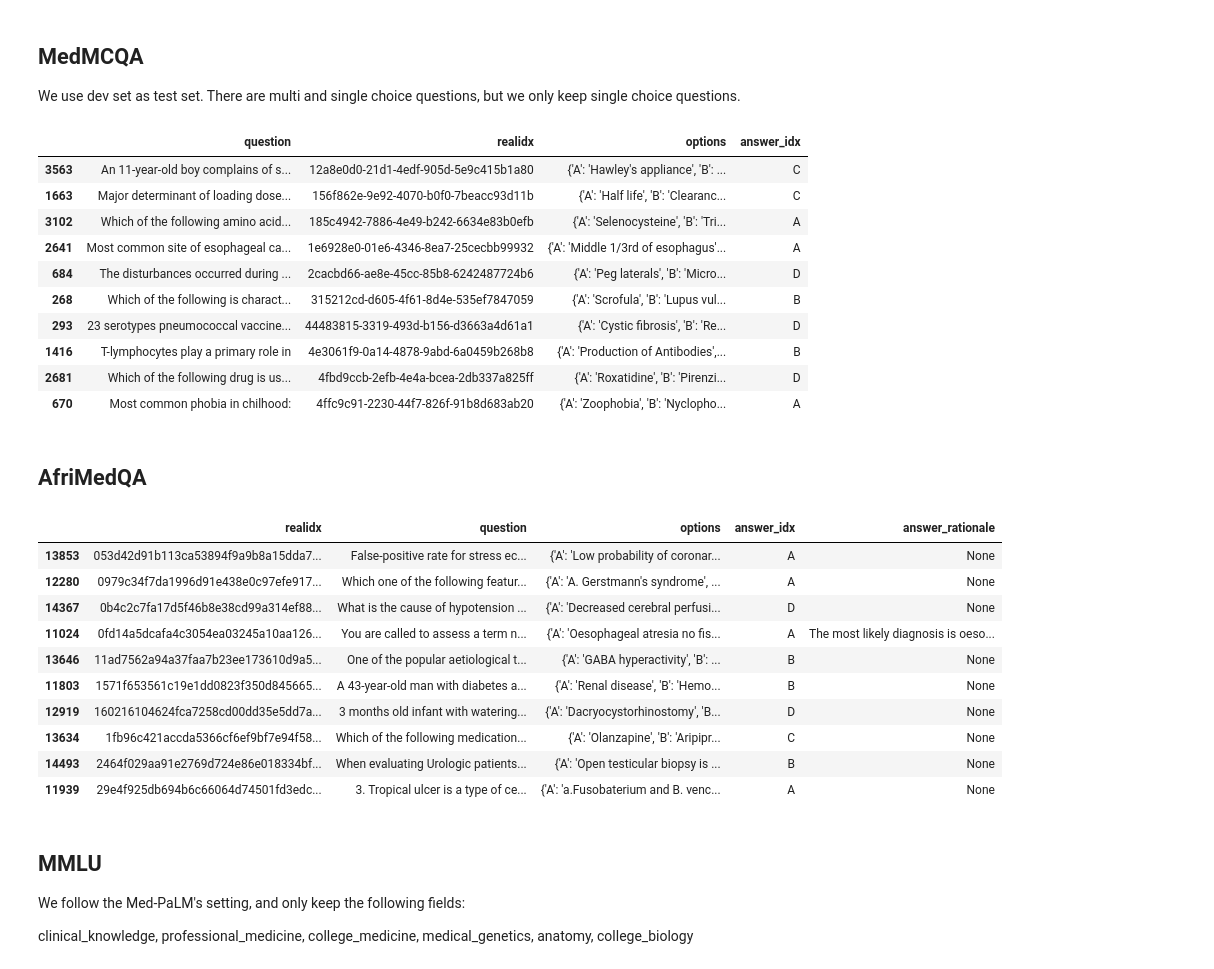
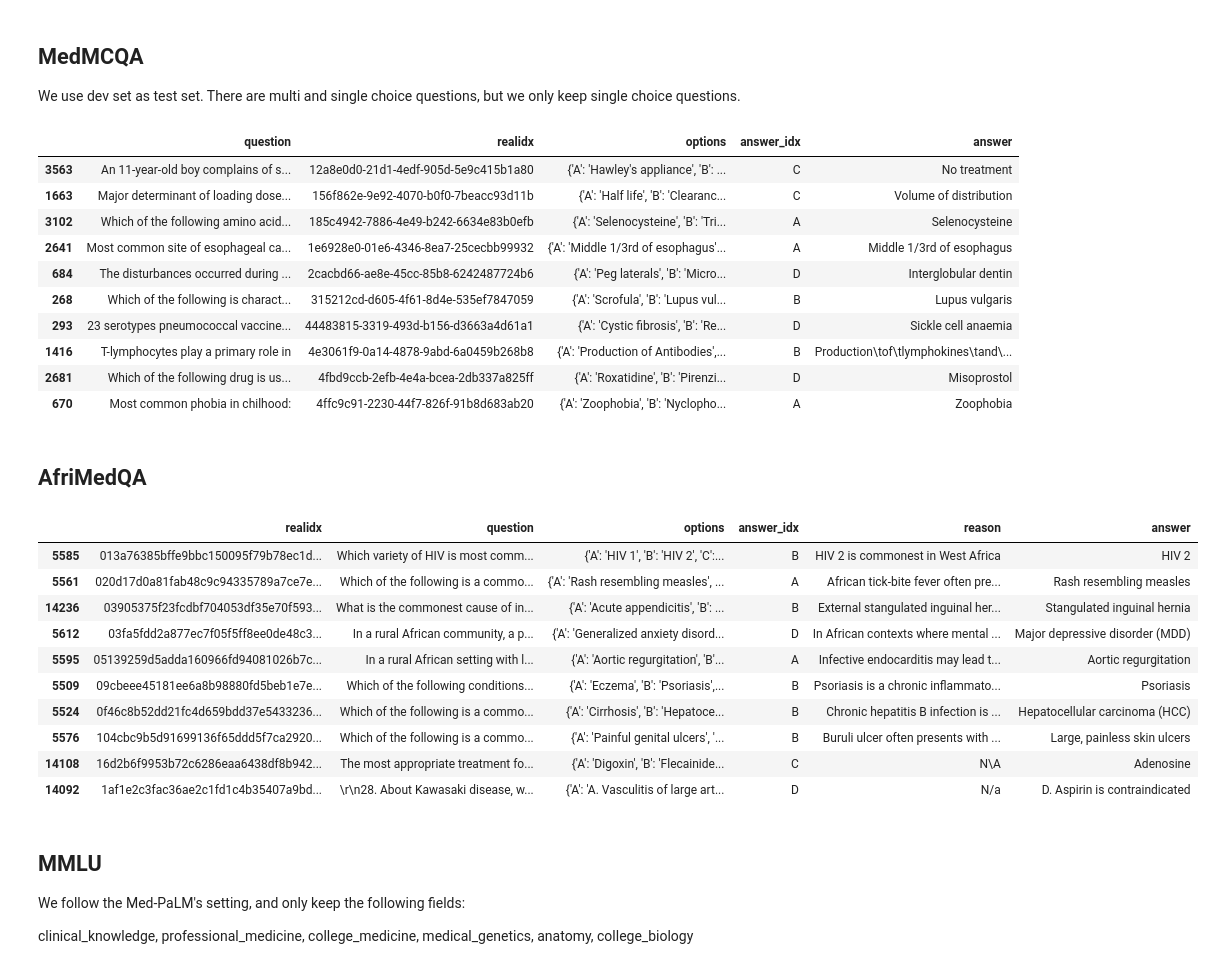
Before and after one commit to mahdi-shafiei/MedAgents-2, a Jupyter notebook: preprocess.ipynb, the cells around one changed output. Cells and saved outputs as stored; diff of their text form; code cells hidden in the pictures.

Commit message:
[data] fix dataset entries and column names

```diff
--- a/preprocess.ipynb
+++ b/preprocess.ipynb
@@ -195,6 +197,7 @@ df_train['options'] = df_train.apply(lambda row: {'A': row['opa'], 'B': row['opb
 df_train['answer_idx'] = df_train['cop'].map(cop_map)
 df_train.rename(columns={'question': 'question', 'answer': 'answer', 'answer_rationale': 'answer_rationale', 'id': 'realidx'}, inplace=True)
 df_train.drop(columns=['opa', 'opb', 'opc', 'opd', 'cop', 'exp', 'choice_type', 'topic_name', 'subject_name'], inplace=True)
+df_train['answer'] = df_train.apply(lambda row: row['options'][row['answer_idx']], axis=1)
 
 # save medmcqa train set
 save_as_jsonl(df_train.to_dict(orient='records'), os.path.join('./data/medmcqa', 'train.jsonl'))
@@ -205,6 +208,7 @@ df_test['options'] = df_test.apply(lambda row: {'A': row['opa'], 'B': row['opb']
 df_test['answer_idx'] = df_test['cop'].map(cop_map)
 df_test.rename(columns={'question': 'question', 'answer': 'answer', 'answer_rationale': 'answer_rationale', 'id': 'realidx'}, inplace=True)
 df_test.drop(columns=['opa', 'opb', 'opc', 'opd', 'cop', 'exp', 'choice_type', 'topic_name', 'subject_name'], inplace=True)
+df_test['answer'] = df_test.apply(lambda row: row['options'][row['answer_idx']], axis=1)
 
 # save medmcqa test set
 medmcqa_test_set = df_test.to_dict(orient='records')
@@ -219,56 +223,58 @@ save_as_jsonl(sampled_50_medmcqa, os.path.join('./data/medmcqa', 'sampled_50.jso
 
 sampled_df.head(10)
 # %% [output]
-|  | question | realidx | options | answer_idx |
-| 3563 | An 11-year-old boy complains of s... | 12a8e0d0-21d1-4edf-905d-5e9c415b1a80 | {'A': 'Hawley's appliance', 'B': ... | C |
-| 1663 | Major determinant of loading dose... | 156f862e-9e92-4070-b0f0-7beacc93d11b | {'A': 'Half life', 'B': 'Clearanc... | C |
-| 3102 | Which of the following amino acid... | 185c4942-7886-4e49-b242-6634e83b0efb | {'A': 'Selenocysteine', 'B': 'Tri... | A |
-| 2641 | Most common site of esophageal ca... | 1e6928e0-01e6-4346-8ea7-25cecbb99932 | {'A': 'Middle 1/3rd of esophagus'... | A |
-| 684 | The disturbances occurred during ... | 2cacbd66-ae8e-45cc-85b8-6242487724b6 | {'A': 'Peg laterals', 'B': 'Micro... | D |
-| 268 | Which of the following is charact... | 315212cd-d605-4f61-8d4e-535ef7847059 | {'A': 'Scrofula', 'B': 'Lupus vul... | B |
-| 293 | 23 serotypes pneumococcal vaccine... | 44483815-3319-493d-b156-d3663a4d61a1 | {'A': 'Cystic fibrosis', 'B': 'Re... | D |
-| 1416 | T-lymphocytes play a primary role in | 4e3061f9-0a14-4878-9abd-6a0459b268b8 | {'A': 'Production of Antibodies',... | B |
-| 2681 | Which of the following drug is us... | 4fbd9ccb-2efb-4e4a-bcea-2db337a825ff | {'A': 'Roxatidine', 'B': 'Pirenzi... | D |
-| 670 | Most common phobia in chilhood: | 4ffc9c91-2230-44f7-826f-91b8d683ab20 | {'A': 'Zoophobia', 'B': 'Nyclopho... | A |
+|  | question | realidx | options | answer_idx | answer |
+| 3563 | An 11-year-old boy complains of s... | 12a8e0d0-21d1-4edf-905d-5e9c415b1a80 | {'A': 'Hawley's appliance', 'B': ... | C | No treatment |
+| 1663 | Major determinant of loading dose... | 156f862e-9e92-4070-b0f0-7beacc93d11b | {'A': 'Half life', 'B': 'Clearanc... | C | Volume of distribution |
+| 3102 | Which of the following amino acid... | 185c4942-7886-4e49-b242-6634e83b0efb | {'A': 'Selenocysteine', 'B': 'Tri... | A | Selenocysteine |
+| 2641 | Most common site of esophageal ca... | 1e6928e0-01e6-4346-8ea7-25cecbb99932 | {'A': 'Middle 1/3rd of esophagus'... | A | Middle 1/3rd of esophagus |
+| 684 | The disturbances occurred during ... | 2cacbd66-ae8e-45cc-85b8-6242487724b6 | {'A': 'Peg laterals', 'B': 'Micro... | D | Interglobular dentin |
+| 268 | Which of the following is charact... | 315212cd-d605-4f61-8d4e-535ef7847059 | {'A': 'Scrofula', 'B': 'Lupus vul... | B | Lupus vulgaris |
+| 293 | 23 serotypes pneumococcal vaccine... | 44483815-3319-493d-b156-d3663a4d61a1 | {'A': 'Cystic fibrosis', 'B': 'Re... | D | Sickle cell anaemia |
+| 1416 | T-lymphocytes play a primary role in | 4e3061f9-0a14-4878-9abd-6a0459b268b8 | {'A': 'Production of Antibodies',... | B | Production\tof\tlymphokines\tand\... |
+| 2681 | Which of the following drug is us... | 4fbd9ccb-2efb-4e4a-bcea-2db337a825ff | {'A': 'Roxatidine', 'B': 'Pirenzi... | D | Misoprostol |
+| 670 | Most common phobia in chilhood: | 4ffc9c91-2230-44f7-826f-91b8d683ab20 | {'A': 'Zoophobia', 'B': 'Nyclopho... | A | Zoophobia |
 # %% [markdown]
 ## AfriMedQA
 # %%
 from datasets import load_dataset
 
 os.makedirs('./data/afrimedqa', exist_ok=True)
 
-options_map = {'option1': 'A', 'option2': 'B', 'option3': 'C', 'option4': 'D', 'option5': 'E'}
+options_map = {'option1': 'A', 'option2': 'B', 'option3': 'C', 'option4': 'D', 'option5': 'E', 'option6': 'F'}
 
 afrimedqa_test_set = load_dataset('intronhealth/afrimedqa_v2')['train'].to_pandas()
 afrimedqa_test_set = afrimedqa_test_set[afrimedqa_test_set['question_type'] == 'mcq']
 afrimedqa_test_set = afrimedqa_test_set[['sample_id', 'question_clean', 'answer_options', 'correct_answer', 'answer_rationale']]
-afrimedqa_test_set.rename(columns={'sample_id': 'realidx', 'question_clean': 'question', 'answer_options': 'options', 'correct_answer': 'answer_idx', 'answer_rationale': 'answer_rationale'}, inplace=True)
+afrimedqa_test_set.rename(columns={'sample_id': 'realidx', 'question_clean': 'question', 'answer_options': 'options', 'correct_answer': 'answer_idx', 'answer_rationale': 'reason'}, inplace=True)
 afrimedqa_test_set['options'] = afrimedqa_test_set['options'].apply(lambda x: eval(x))
 afrimedqa_test_set['options'] = afrimedqa_test_set['options'].apply(lambda x: {options_map[k]: v for k, v in x.items()})
 afrimedqa_test_set['answer_idx'] = afrimedqa_test_set['answer_idx'].map(options_map)
+afrimedqa_test_set.dropna(inplace=True)
+afrimedqa_test_set['answer'] = afrimedqa_test_set.apply(lambda row: row['options'][row['answer_idx']], axis=1)
 
 # save afrimedqa test set
 save_as_jsonl(afrimedqa_test_set.to_dict(orient='records'), os.path.join('./data/afrimedqa', 'test.jsonl'))
 
 sampled_df = afrimedqa_test_set.sample(50, random_state=42).sort_values(by='realidx')
 sampled_50_afrimedqa = sampled_df.to_dict(orient='records')
 
 # save afrimedqa test set
 save_as_jsonl(sampled_50_afrimedqa, os.path.join('./data/afrimedqa', 'sampled_50.jsonl'))
 
 sampled_df.head(10)
 # %% [output]
-|  | realidx | question | options | answer_idx | answer_rationale |
-| 13853 | 053d42d91b113ca53894f9a9b8a15dda7... | False-positive rate for stress ec... | {'A': 'Low probability of coronar... | A | None |
-| 12280 | 0979c34f7da1996d91e438e0c97efe917... | Which one of the following featur... | {'A': 'A. Gerstmann's syndrome', ... | A | None |
-| 14367 | 0b4c2c7fa17d5f46b8e38cd99a314ef88... | What is the cause of hypotension ... | {'A': 'Decreased cerebral perfusi... | D | None |
-| 11024 | 0fd14a5dcafa4c3054ea03245a10aa126... | You are called to assess a term n... | {'A': 'Oesophageal atresia no fis... | A | The most likely diagnosis is oeso... |
-| 13646 | 11ad7562a94a37faa7b23ee173610d9a5... | One of the popular aetiological t... | {'A': 'GABA hyperactivity', 'B': ... | B | None |
-| 11803 | 1571f653561c19e1dd0823f350d845665... | A 43-year-old man with diabetes a... | {'A': 'Renal disease', 'B': 'Hemo... | B | None |
-| 12919 | 160216104624fca7258cd00dd35e5dd7a... | 3 months old infant with watering... | {'A': 'Dacryocystorhinostomy', 'B... | D | None |
-| 13634 | 1fb96c421accda5366cf6ef9bf7e94f58... | Which of the following medication... | {'A': 'Olanzapine', 'B': 'Aripipr... | C | None |
-| 14493 | 2464f029aa91e2769d724e86e018334bf... | When evaluating Urologic patients... | {'A': 'Open testicular biopsy is ... | B | None |
-| 11939 | 29e4f925db694b6c66064d74501fd3edc... | 3. Tropical ulcer is a type of ce... | {'A': 'a.Fusobaterium and B. venc... | A | None |
+|  | realidx | question | options | answer_idx | reason | answer |
+| 5585 | 013a76385bffe9bbc150095f79b78ec1d... | Which variety of HIV is most comm... | {'A': 'HIV 1', 'B': 'HIV 2', 'C':... | B | HIV 2 is commonest in West Africa | HIV 2 |
+| 5561 | 020d17d0a81fab48c9c94335789a7ce7e... | Which of the following is a commo... | {'A': 'Rash resembling measles', ... | A | African tick-bite fever often pre... | Rash resembling measles |
+| 14236 | 03905375f23fcdbf704053df35e70f593... | What is the commonest cause of in... | {'A': 'Acute appendicitis', 'B': ... | B | External stangulated inguinal her... | Stangulated inguinal hernia |
+| 5612 | 03fa5fdd2a877ec7f05f5ff8ee0de48c3... | In a rural African community, a p... | {'A': 'Generalized anxiety disord... | D | In African contexts where mental ... | Major depressive disorder (MDD) |
+| 5595 | 05139259d5adda160966fd94081026b7c... | In a rural African setting with l... | {'A': 'Aortic regurgitation', 'B'... | A | Infective endocarditis may lead t... | Aortic regurgitation |
+| 5509 | 09cbeee45181ee6a8b98880fd5beb1e7e... | Which of the following conditions... | {'A': 'Eczema', 'B': 'Psoriasis',... | B | Psoriasis is a chronic inflammato... | Psoriasis |
+| 5524 | 0f46c8b52dd21fc4d659bdd37e5433236... | Which of the following is a commo... | {'A': 'Cirrhosis', 'B': 'Hepatoce... | B | Chronic hepatitis B infection is ... | Hepatocellular carcinoma (HCC) |
+| 5576 | 104cbc9b5d91699136f65ddd5f7ca2920... | Which of the following is a commo... | {'A': 'Painful genital ulcers', '... | B | Buruli ulcer often presents with ... | Large, painless skin ulcers |
+| 14108 | 16d2b6f9953b72c6286eaa6438df8b942... | The most appropriate treatment fo... | {'A': 'Digoxin', 'B': 'Flecainide... | C | N\A | Adenosine |
+| 14092 | 1af1e2c3fac36ae2c1fd1c4b35407a9bd... | \r\n28. About Kawasaki disease, w... | {'A': 'A. Vasculitis of large art... | D | N/a | D. Aspirin is contraindicated |
 # %% [markdown]
 ## MMLU
 
```
Also changed, not shown: parts of 5 cells of this notebook, 28 other files.
